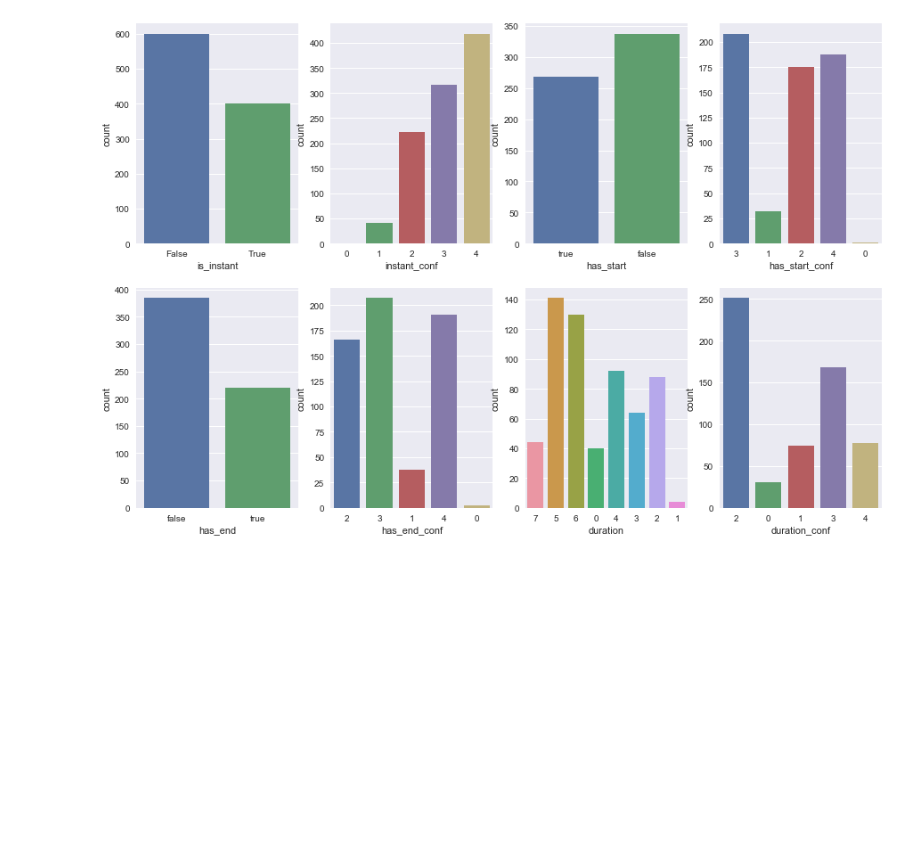
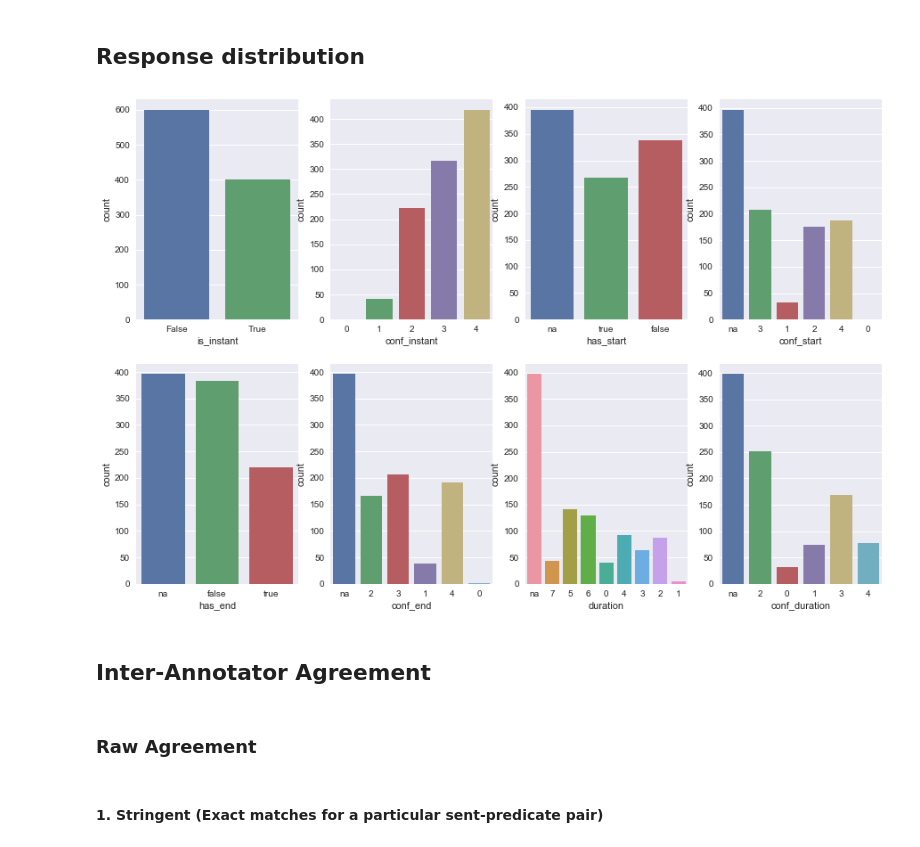
Before and after one commit to mdheller/factslab-protocols, a Jupyter notebook: Temporal_relations/testing_HIT/pilot_data_processing_v0.1.ipynb, the cells around one changed output. Drawn from its saved outputs; the diff is of its cells as text; code cells hidden in the pictures; blank space fills up the shorter version.

```diff
--- a/Temporal_relations/testing_HIT/pilot_data_processing_v0.1.ipynb
+++ b/Temporal_relations/testing_HIT/pilot_data_processing_v0.1.ipynb
@@ -32,13 +36,13 @@ def extract_dataframe(data):
             var_duration_c = "Answer_confidence_duration" + str(idx+1)
 
             temp_dict["is_instant"] = getattr(row, var_instant)
-            temp_dict["instant_conf"] = getattr(row, var_instant_c)
+            temp_dict["conf_instant"] = getattr(row, var_instant_c)
             temp_dict["has_start"] = getattr(row, var_start)
-            temp_dict["has_start_conf"] = getattr(row, var_start_c)
+            temp_dict["conf_start"] = getattr(row, var_start_c)
             temp_dict["has_end"] = getattr(row, var_end)
-            temp_dict["has_end_conf"] = getattr(row, var_end_c)
+            temp_dict["conf_end"] = getattr(row, var_end_c)
             temp_dict["duration"] = getattr(row, var_duration)
-            temp_dict["duration_conf"] = getattr(row, var_duration_c)
+            temp_dict["conf_duration"] = getattr(row, var_duration_c)
             temp_dict["worker_id"] = row.WorkerId
 
             global_list.append(temp_dict)
@@ -50,6 +54,6 @@ pilot_data = extract_dataframe(data)
 #Re-arrange the order
 cols = list(pilot_data.columns)
 pilot_data = pilot_data[pilot_data.columns[::-1]].drop('sentence', axis=1)
-pilot_data.replace('na',np.NaN, inplace=True)
+#pilot_data.replace('na',np.NaN, inplace=True)
 pilot_data.head()
 # %% [output]
@@ -62,18 +66,22 @@ pilot_data.head()
+# %% [markdown]
+## Response distribution
 # %%
 #fig, ((ax1, ax2), (ax3, ax4)) = plt.subplots(nrows=2, ncols=2)
 
 fig, axs = plt.subplots(ncols=4, nrows=2, figsize=(15, 10))
 
 sns.countplot(x='is_instant', data=pilot_data, ax=axs[0][0])
-sns.countplot(x='instant_conf', data=pilot_data, ax=axs[0][1])
+sns.countplot(x='conf_instant', data=pilot_data, ax=axs[0][1])
 sns.countplot(x='has_start', data=pilot_data, ax=axs[0][2])
-sns.countplot(x='has_start_conf', data=pilot_data, ax=axs[0][3])
+sns.countplot(x='conf_start', data=pilot_data, ax=axs[0][3])
 sns.countplot(x='has_end', data=pilot_data, ax=axs[1][0])
-sns.countplot(x='has_end_conf', data=pilot_data, ax=axs[1][1])
+sns.countplot(x='conf_end', data=pilot_data, ax=axs[1][1])
 sns.countplot(x='duration', data=pilot_data, ax=axs[1][2])
-sns.countplot(x='duration_conf', data=pilot_data, ax=axs[1][3])
+sns.countplot(x='conf_duration', data=pilot_data, ax=axs[1][3])
 
 
 plt.show()
 # %% [output]
-[figure, old version]
+[figure, new version]
+# %% [markdown]
+## Inter-Annotator Agreement
@@ -79,0 +91,4 @@ plt.show()
+# %% [markdown]
+### Raw Agreement
+# %% [markdown]
+ #### 1. Stringent (Exact matches for a particular sent-predicate pair)
```
Also changed, not shown: parts of 9 cells of this notebook.
